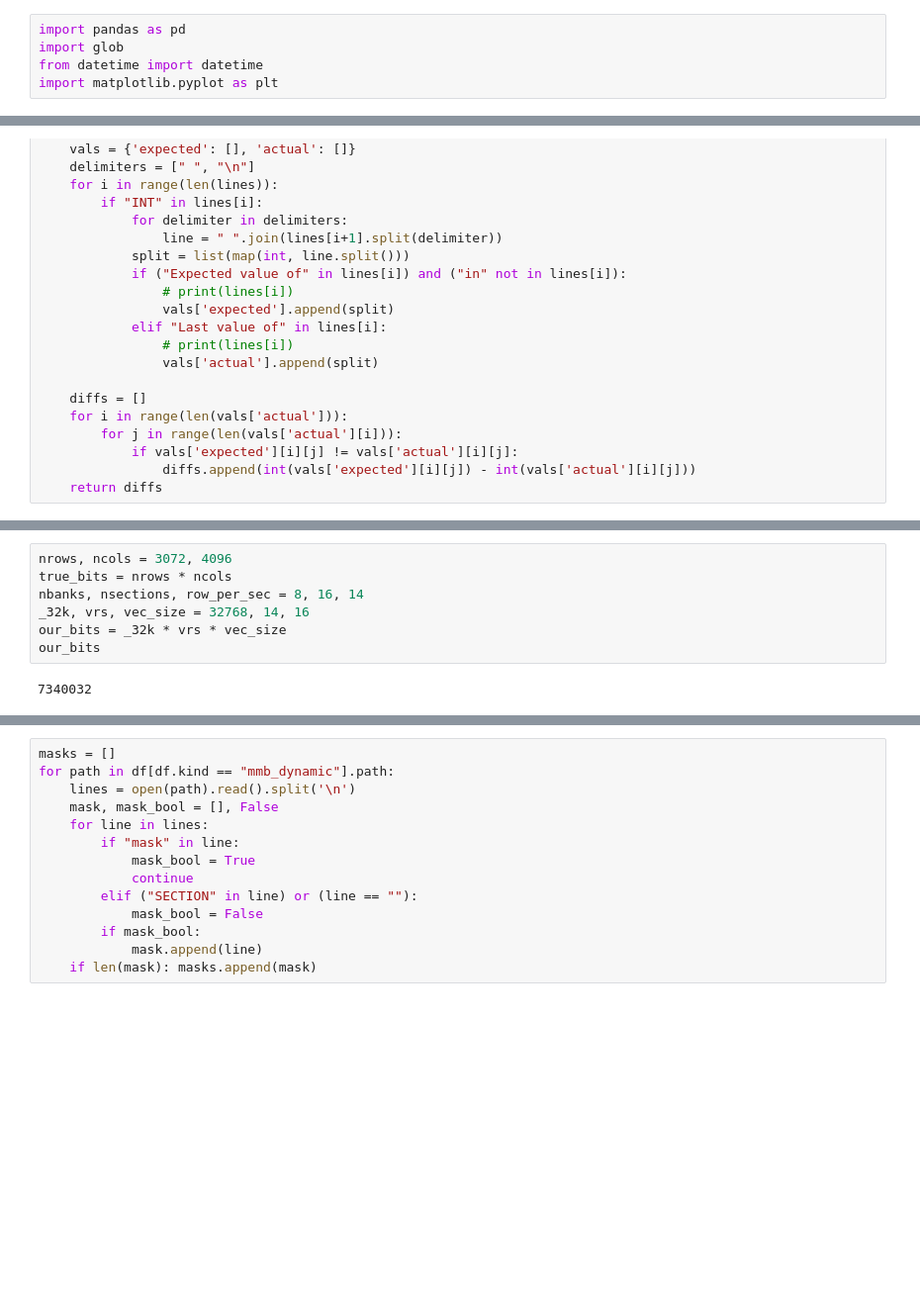
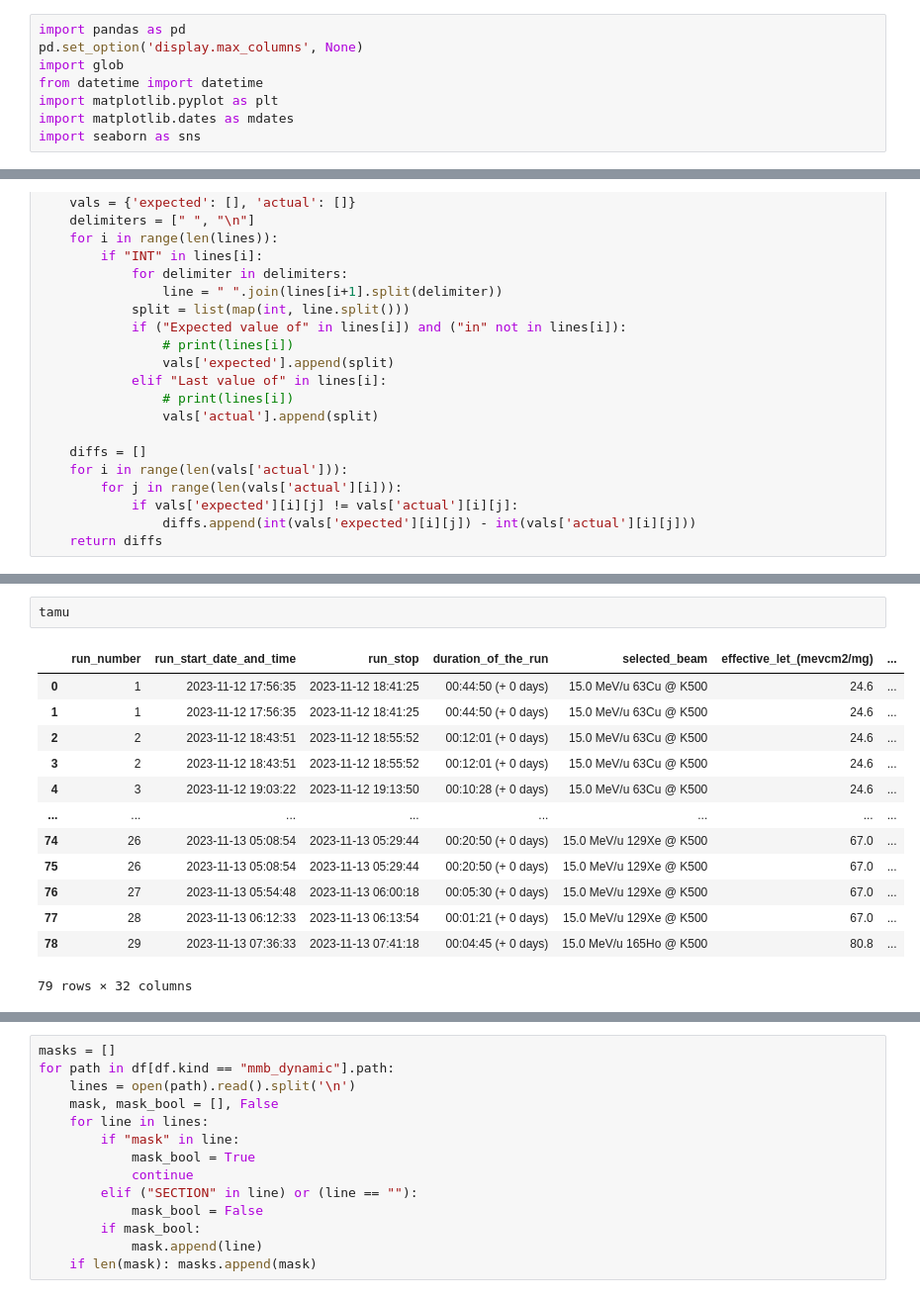
Before and after one commit to jtbenson116/radTestLogBackup, a Jupyter notebook: results.ipynb, the cells around one changed output, grey strips where cells are left out. Shown: that part at 99% size. Drawn from its saved outputs; the diff is of its cells as text; blank space fills up the shorter version.

```diff
--- a/results.ipynb
+++ b/results.ipynb
@@ -1,8 +1,11 @@
 # %%
 import pandas as pd
+pd.set_option('display.max_columns', None)
 import glob
 from datetime import datetime
 import matplotlib.pyplot as plt
+import matplotlib.dates as mdates
+import seaborn as sns
 # %%
 # helper functions for log parsing
 
@@ -96,9 +105,16 @@ df = pd.read_csv("./results.csv")
-# %%
-nrows, ncols = 3072, 4096
-true_bits = nrows * ncols
-nbanks, nsections, row_per_sec = 8, 16, 14
-_32k, vrs, vec_size = 32768, 14, 16
-our_bits = _32k * vrs * vec_size
-our_bits
-# %% [output]
-7340032
+# %%
+tamu
+# %% [output]
+|  | run_number | run_start_date_and_time | run_stop | duration_of_the_run | selected_beam | effective_let_(mevcm2/mg) | ... |
+| 0 | 1 | 2023-11-12 17:56:35 | 2023-11-12 18:41:25 | 00:44:50 (+ 0 days) | 15.0 MeV/u 63Cu @ K500 | 24.6 | ... |
+| 1 | 1 | 2023-11-12 17:56:35 | 2023-11-12 18:41:25 | 00:44:50 (+ 0 days) | 15.0 MeV/u 63Cu @ K500 | 24.6 | ... |
+| 2 | 2 | 2023-11-12 18:43:51 | 2023-11-12 18:55:52 | 00:12:01 (+ 0 days) | 15.0 MeV/u 63Cu @ K500 | 24.6 | ... |
+| 3 | 2 | 2023-11-12 18:43:51 | 2023-11-12 18:55:52 | 00:12:01 (+ 0 days) | 15.0 MeV/u 63Cu @ K500 | 24.6 | ... |
+| 4 | 3 | 2023-11-12 19:03:22 | 2023-11-12 19:13:50 | 00:10:28 (+ 0 days) | 15.0 MeV/u 63Cu @ K500 | 24.6 | ... |
+| ... | ... | ... | ... | ... | ... | ... | ... |
+| 74 | 26 | 2023-11-13 05:08:54 | 2023-11-13 05:29:44 | 00:20:50 (+ 0 days) | 15.0 MeV/u 129Xe @ K500 | 67.0 | ... |
+| 75 | 26 | 2023-11-13 05:08:54 | 2023-11-13 05:29:44 | 00:20:50 (+ 0 days) | 15.0 MeV/u 129Xe @ K500 | 67.0 | ... |
+| 76 | 27 | 2023-11-13 05:54:48 | 2023-11-13 06:00:18 | 00:05:30 (+ 0 days) | 15.0 MeV/u 129Xe @ K500 | 67.0 | ... |
+| 77 | 28 | 2023-11-13 06:12:33 | 2023-11-13 06:13:54 | 00:01:21 (+ 0 days) | 15.0 MeV/u 129Xe @ K500 | 67.0 | ... |
+| 78 | 29 | 2023-11-13 07:36:33 | 2023-11-13 07:41:18 | 00:04:45 (+ 0 days) | 15.0 MeV/u 165Ho @ K500 | 80.8 | ... |
+79 rows × 32 columns
```
Also changed, not shown: parts of 11 cells of this notebook, 5 other files.
